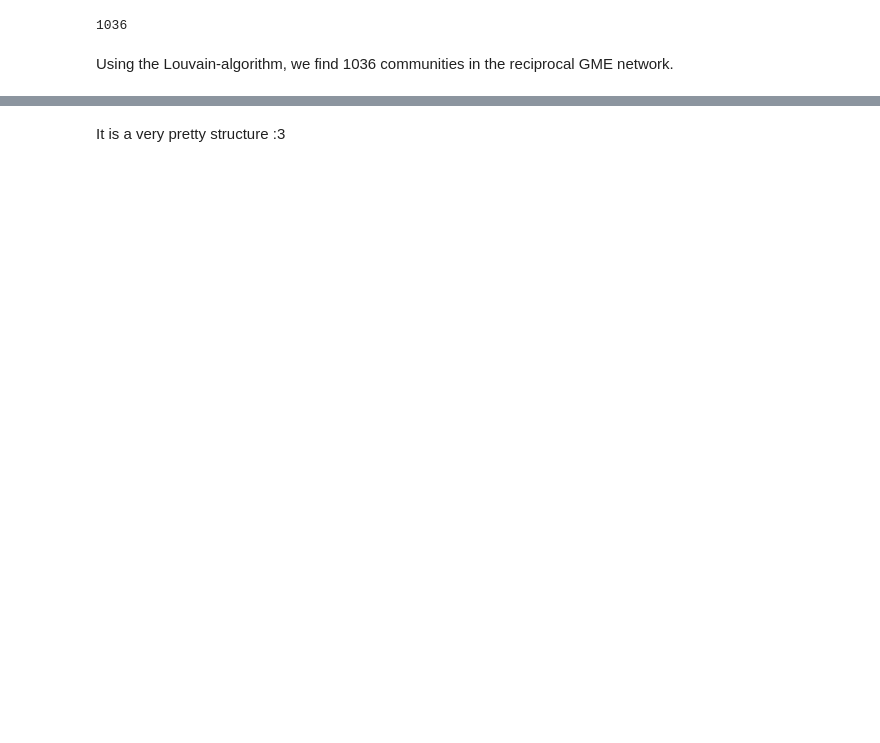
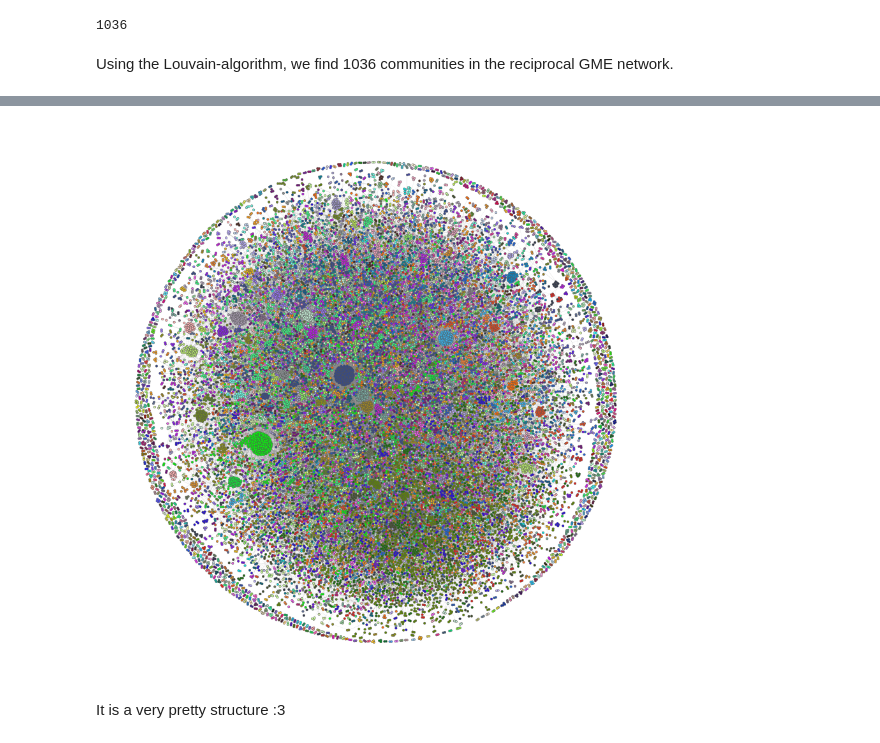
Before and after one commit to TECH-yufu/comsocsci2022-assignment-2, a Jupyter notebook: Assignment2.ipynb, the cells around one changed output, grey strips where cells are left out. Cells and saved outputs as stored; diff of their text form; code cells hidden in the pictures; blank space fills up the shorter version.

```diff
--- a/Assignment2.ipynb
+++ b/Assignment2.ipynb
@@ -848,2 +843,6 @@ styalized_network, config = nw.visualize(new_GME)
+# %%
+fig, ax = nw.draw_netwulf(stylized_network, figsize=12)
+# %% [output]
+[figure, added]
 # %% [markdown]
 It is a very pretty structure :3
```
Also changed, not shown: parts of 32 cells of this notebook, 4 other files.
